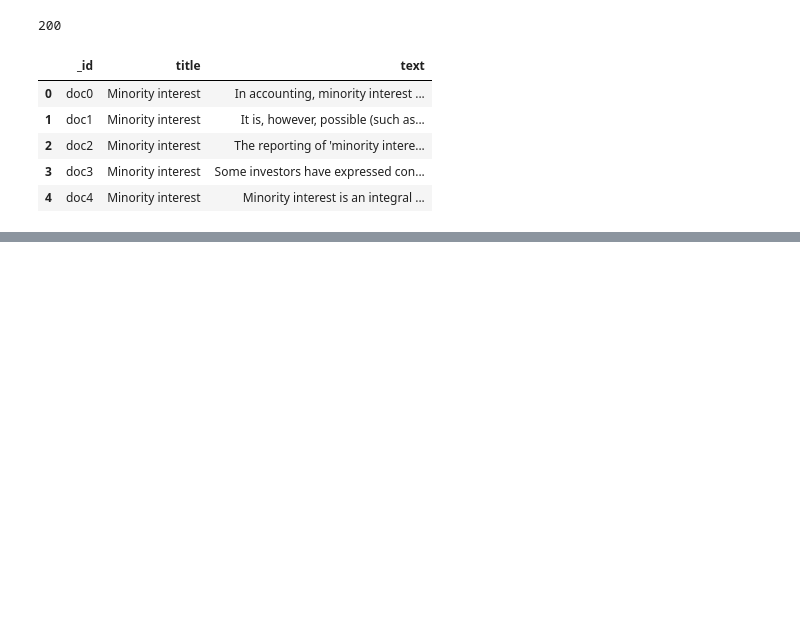
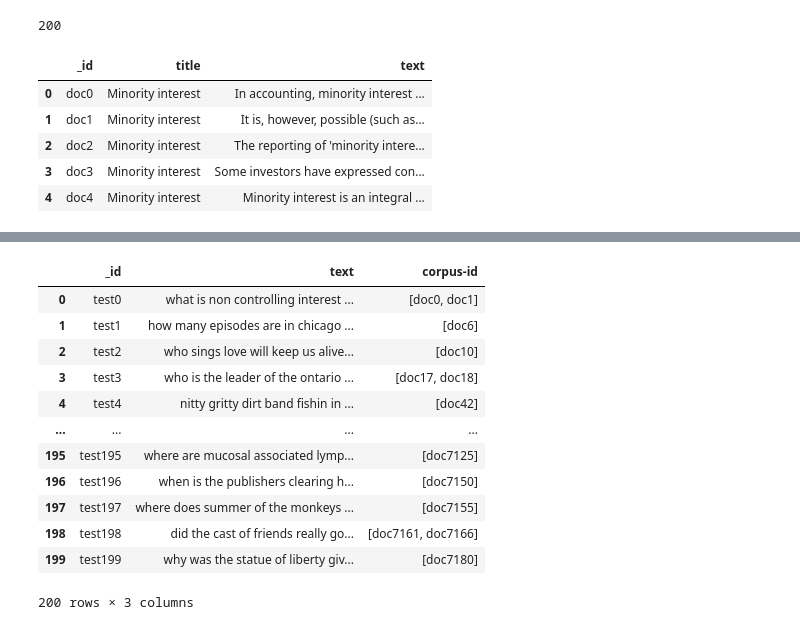
Before and after one commit to nickiliak/Deep-Learning-Transformers, a Jupyter notebook: fran/nq_preprocess.ipynb, the cells around one changed output, grey strips where cells are left out. Drawn from its saved outputs; the diff is of its cells as text; code cells hidden in the pictures; blank space fills up the shorter version.

```diff
--- a/fran/nq_preprocess.ipynb
+++ b/fran/nq_preprocess.ipynb
@@ -56,0 +121,16 @@ df_nq_filtered.to_json('../data_filtered/corpus_filtered.jsonl', lines=True, ori
+# %%
+df_nqqueries_merge_filtered
+# %% [output]
+|  | _id | text | corpus-id |
+| 0 | test0 | what is non controlling interest ... | [doc0, doc1] |
+| 1 | test1 | how many episodes are in chicago ... | [doc6] |
+| 2 | test2 | who sings love will keep us alive... | [doc10] |
+| 3 | test3 | who is the leader of the ontario ... | [doc17, doc18] |
+| 4 | test4 | nitty gritty dirt band fishin in ... | [doc42] |
+| ... | ... | ... | ... |
+| 195 | test195 | where are mucosal associated lymp... | [doc7125] |
+| 196 | test196 | when is the publishers clearing h... | [doc7150] |
+| 197 | test197 | where does summer of the monkeys ... | [doc7155] |
+| 198 | test198 | did the cast of friends really go... | [doc7161, doc7166] |
+| 199 | test199 | why was the statue of liberty giv... | [doc7180] |
+200 rows × 3 columns
```
Also changed, not shown: parts of 19 cells of this notebook, 1 other file.
